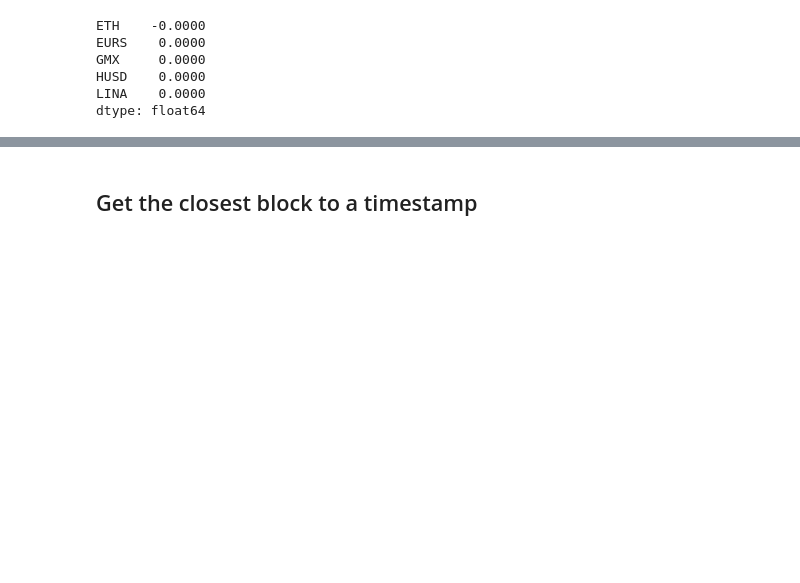
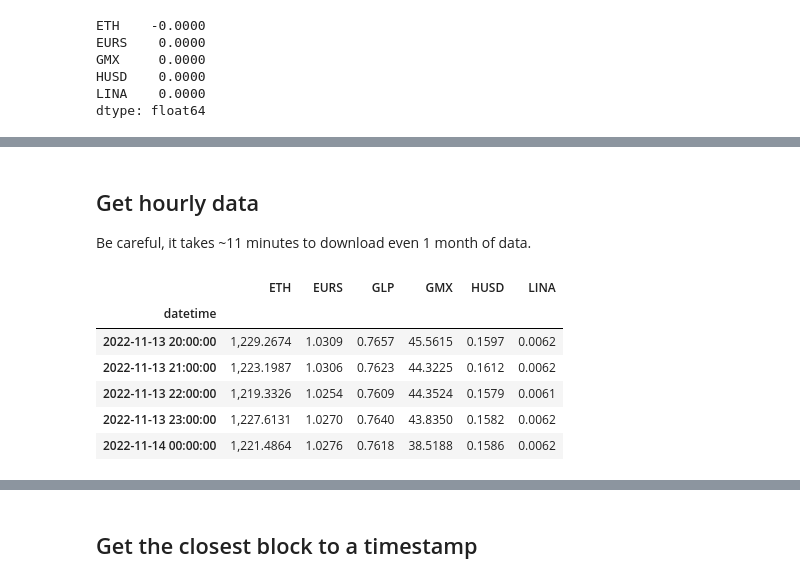
Before and after one commit to coindataschool/defillama2, a Jupyter notebook: notebooks/defillama_api_coins.ipynb, the cells around one changed output, grey strips where cells are left out. Saved outputs shown, nothing was run; the diff lists cells and outputs as text; code cells hidden in the pictures; blank space fills up the shorter version.

```diff
--- a/notebooks/defillama_api_coins.ipynb
+++ b/notebooks/defillama_api_coins.ipynb
@@ -135,0 +149,15 @@ dtype: float64
+# %% [markdown]
+## Get hourly data
+
+Be careful, it takes ~11 minutes to download even 1 month of data.
+# %%
+df = obj.get_tokens_hist_prices(dd, start='2022-11-12', end='2022-11-14', freq='hour')
+df.tail()
+# %% [output]
+|  | ETH | EURS | GLP | GMX | HUSD | LINA |
+| datetime |  |  |  |  |  |  |
+| 2022-11-13 20:00:00 | 1,229.2674 | 1.0309 | 0.7657 | 45.5615 | 0.1597 | 0.0062 |
+| 2022-11-13 21:00:00 | 1,223.1987 | 1.0306 | 0.7623 | 44.3225 | 0.1612 | 0.0062 |
+| 2022-11-13 22:00:00 | 1,219.3326 | 1.0254 | 0.7609 | 44.3524 | 0.1579 | 0.0061 |
+| 2022-11-13 23:00:00 | 1,227.6131 | 1.0270 | 0.7640 | 43.8350 | 0.1582 | 0.0062 |
+| 2022-11-14 00:00:00 | 1,221.4864 | 1.0276 | 0.7618 | 38.5188 | 0.1586 | 0.0062 |
```
Also changed, not shown: parts of 6 cells of this notebook.
